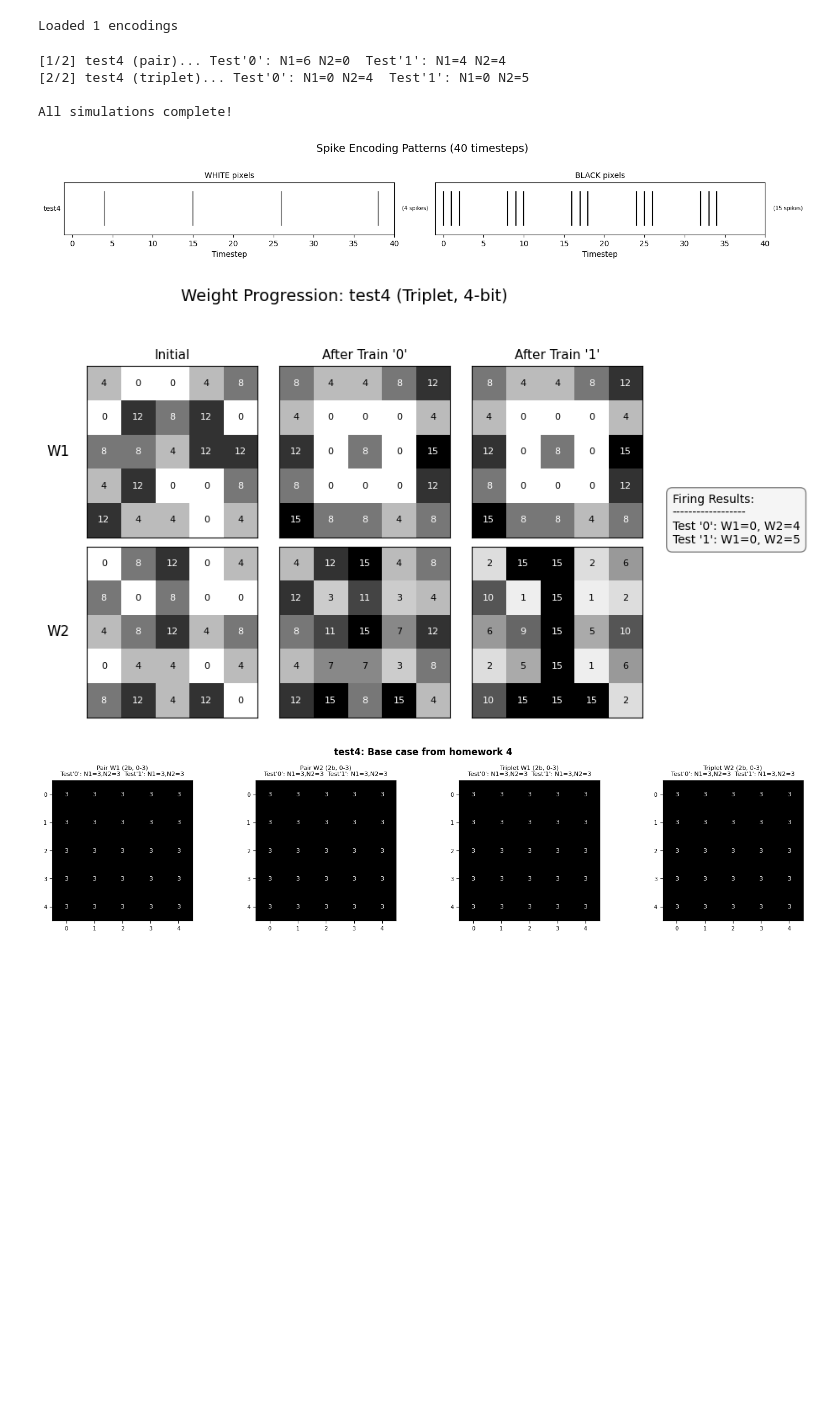
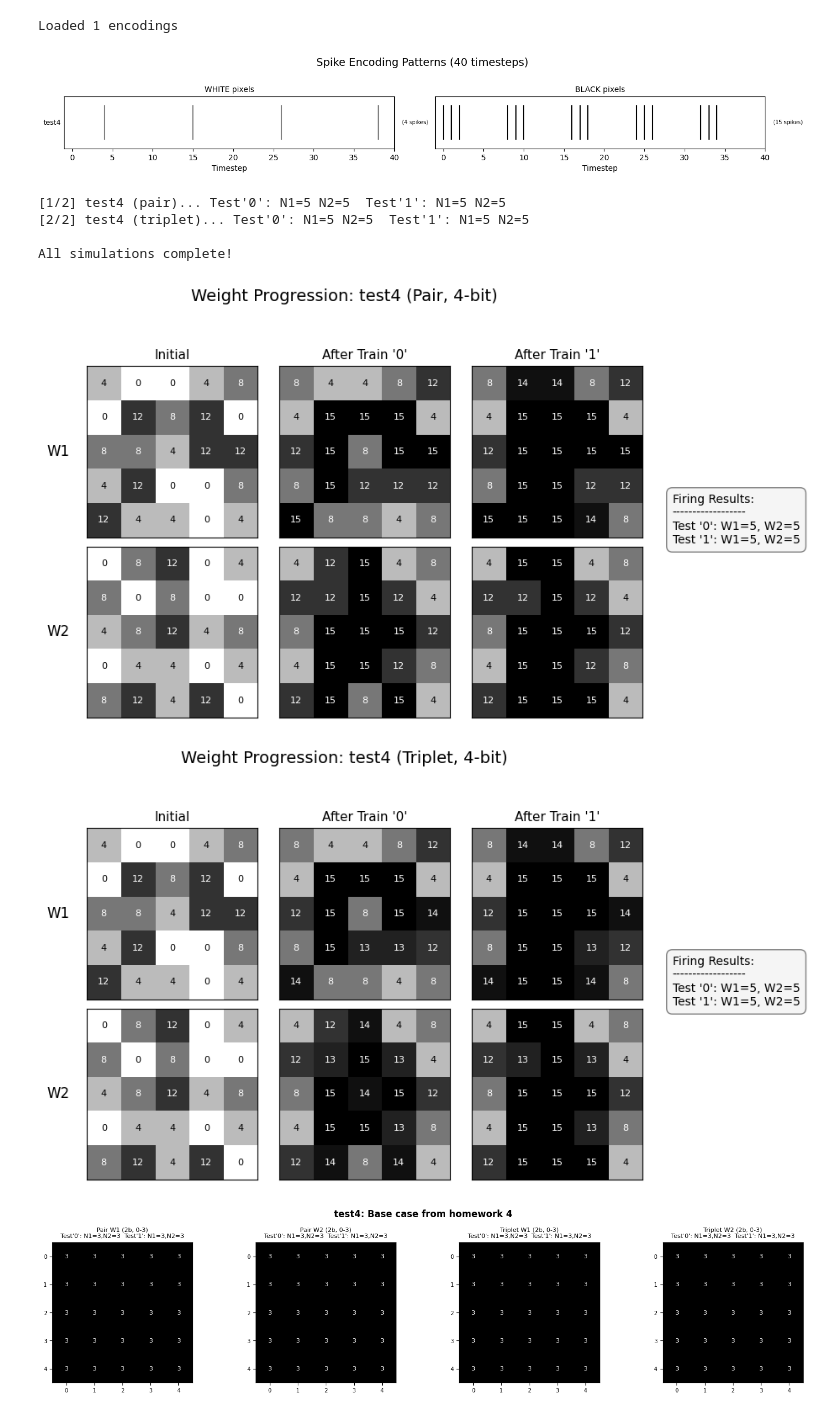
Before and after one commit to nbelle1/triplet-snn, a Jupyter notebook: viz/ablation_comparison_4.ipynb, the cells around one changed output. Cells and saved outputs as stored; diff of their text form; code cells hidden in the pictures; blank space fills up the shorter version.

```diff
--- a/viz/ablation_comparison_4.ipynb
+++ b/viz/ablation_comparison_4.ipynb
@@ -110,38 +112,6 @@ def run_ablation(white, black, triplet_en, bits, trace_bits, leak_en, symmetric)
         "stdout": stdout,
         "w_bits": bits,         # Passed back so your plotting logic knows the weight precision
     }
-# %%
-
-results = {}
-total = len(ENCODINGS) * 2
-i = 0
-for test_id, enc in ENCODINGS.items():
-    results[test_id] = {}
-    for mode, triplet_en in [("pair", 0), ("triplet", 1)]:
-        i += 1
-        print(f"[{i}/{total}] {test_id} ({mode})...", end=" ", flush=True)
-        r = run_ablation(white=enc["white"],
-                         black=enc["black"],
-                         triplet_en=triplet_en,
-                         bits=4,
-                         trace_bits=4,
-                         leak_en=0,
-                         symmetric=1)
-        results[test_id][mode] = r
-        # Show test-phase firing counts (phases 2 and 3 = Test '0' and Test '1')
-        if len(r["firing"]) >= 4:
-            t0, t1 = r["firing"][2], r["firing"][3]
-            print(f"Test'0': N1={t0[0]} N2={t0[1]}  Test'1': N1={t1[0]} N2={t1[1]}")
-        else:
-            print(f"WARNING: only {len(r['firing'])} phases found")
-
-print("\nAll simulations complete!")
-# print(results)
-# %% [output]
-[1/2] test4 (pair)... Test'0': N1=6 N2=0  Test'1': N1=4 N2=4
-[2/2] test4 (triplet)... Test'0': N1=0 N2=4  Test'1': N1=0 N2=5
-
-All simulations complete!
 # %%
 # Cell 4: Spike encoding visualization
 fig, axes = plt.subplots(len(ENCODINGS), 2, figsize=(14, 2.2 * len(ENCODINGS)),
@@ -172,6 +142,33 @@ plt.show()
 # %% [output]
 [figure]
 # %%
+
+results = {}
+total = len(ENCODINGS) * 2
+i = 0
+for test_id, enc in ENCODINGS.items():
+    results[test_id] = {}
+    for mode, triplet_en in [("pair", 0), ("triplet", 1)]:
+        i += 1
+        print(f"[{i}/{total}] {test_id} ({mode})...", end=" ", flush=True)
+        r = run_ablation(white=enc["white"],
+                         black=enc["black"],
+                         triplet_en=triplet_en,
+                         bits=4,
+                         trace_bits=4,
+                         leak_en=0,
+                         symmetric=1)
+        results[test_id][mode] = r
+        # Show test-phase firing counts (phases 2 and 3 = Test '0' and Test '1')
+        if len(r["firing"]) >= 4:
+            t0, t1 = r["firing"][2], r["firing"][3]
+            print(f"Test'0': N1={t0[0]} N2={t0[1]}  Test'1': N1={t1[0]} N2={t1[1]}")
+        else:
+            print(f"WARNING: only {len(r['firing'])} phases found")
+
+print("\nAll simulations complete!")
+# print(results)
+
 def plot_weight_progression(results, test_id, mode):
     """
     Plots a 2x3 grid showing weight progression for a specific encoding and STDP mode.
@@ -220,35 +217,40 @@ def plot_weight_progression(results, test_id, mode):
             ax.set_xticks([])
             ax.set_yticks([])
 
             # Column headers on top row
             if row == 0:
                 ax.set_title(stage, fontsize=11)
 
             # Row labels on left column
             if col == 0:
                 ax.set_ylabel(neuron, fontsize=12, rotation=0, ha='right', va='center', labelpad=15)
 
     # Extract and format firing counts to display on the side
     t0, t1 = r["firing"][2], r["firing"][3]
     fire_text = (
         f"Firing Results:\n"
         f"------------------\n"
         f"Test '0': W1={t0[0]}, W2={t0[1]}\n"
         f"Test '1': W1={t1[0]}, W2={t1[1]}"
     )
 
     # Add the text box to the right side of the figure
     fig.text(1.02, 0.5, fire_text, fontsize=10, va='center', ha='left',
              bbox=dict(boxstyle="round,pad=0.5", facecolor="whitesmoke", edgecolor="gray"))
 
     fig.tight_layout()
     plt.show()
 
 # --- Example Usage ---
-# plot_weight_progression(results, test_id="test4", mode="pair")
+plot_weight_progression(results, test_id="test4", mode="pair")
 plot_weight_progression(results, test_id="test4", mode="triplet")
 # %% [output]
+[1/2] test4 (pair)... Test'0': N1=5 N2=5  Test'1': N1=5 N2=5
+[2/2] test4 (triplet)... Test'0': N1=5 N2=5  Test'1': N1=5 N2=5
+
+All simulations complete!
-[figure, old version]
+[figure, new version]
+[figure, added]
 # %%
 # Cell 5: Side-by-side weight heatmaps (main comparison)
 # For each encoding: 1x4 grid [Pair W1 | Pair W2 | Triplet W1 | Triplet W2]
```
Also changed, not shown: parts of 1 cell of this notebook, 9 other files.
